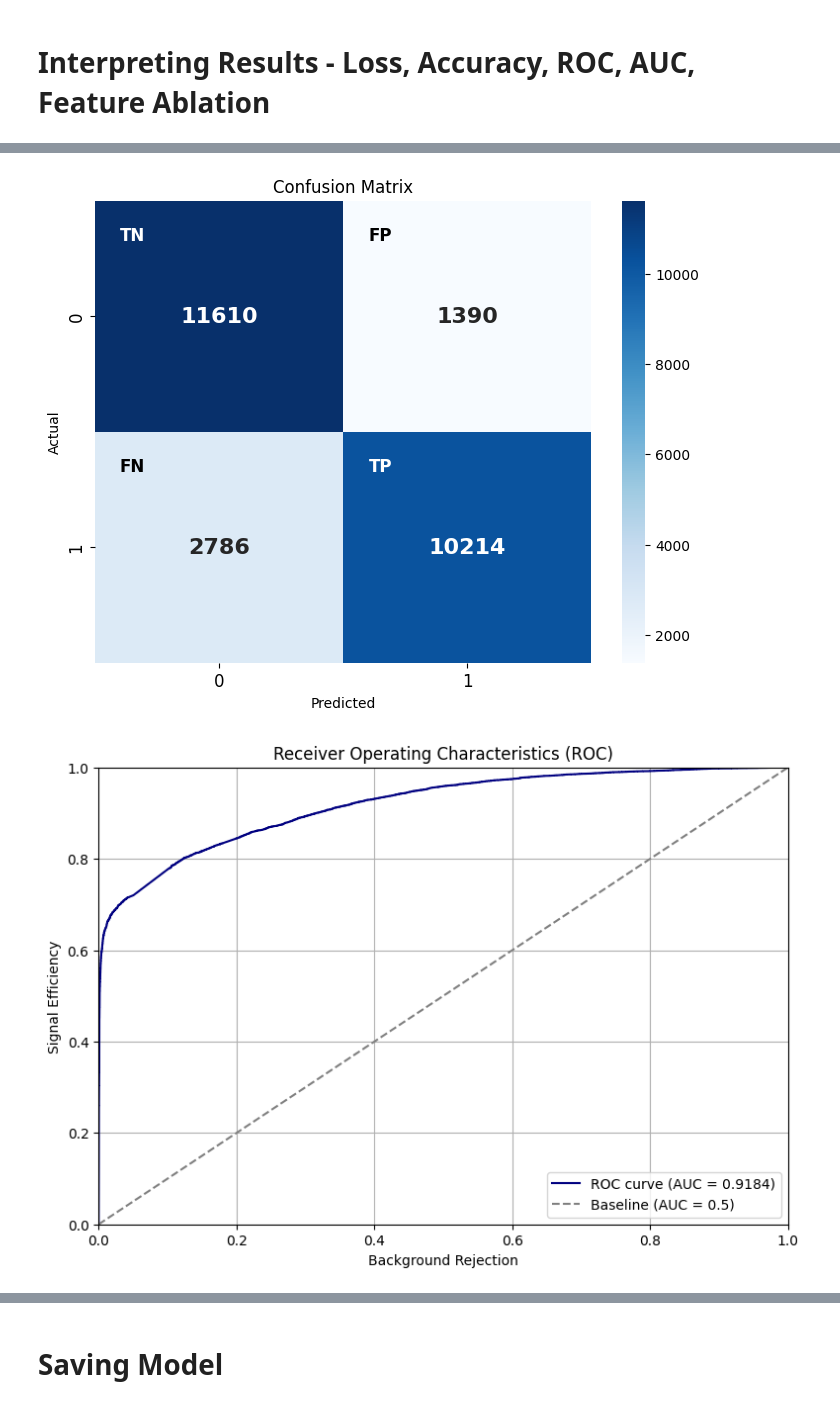
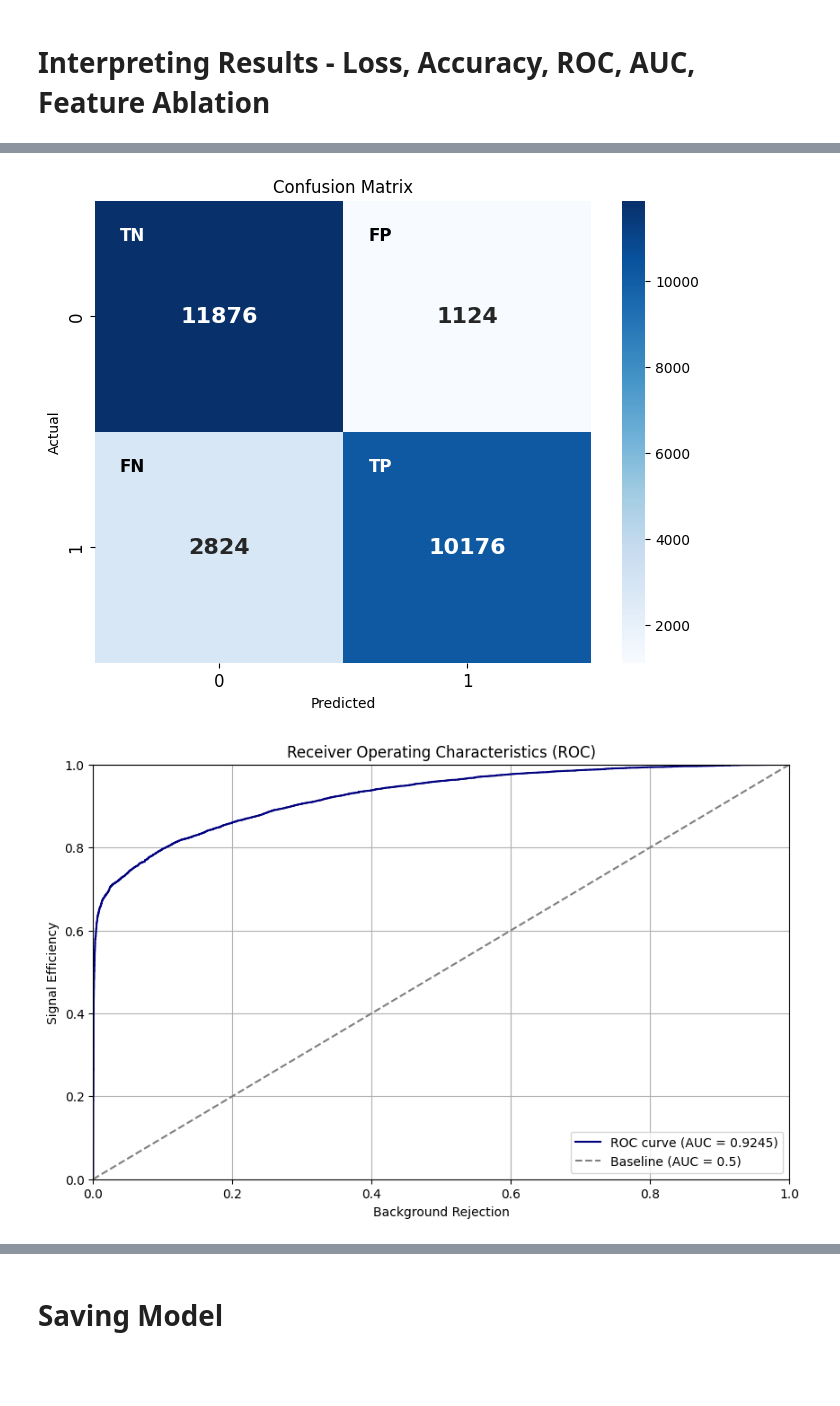
Before and after one commit to gpesticci/Jet-GNN, a Jupyter notebook: GNN.ipynb, the cells around one changed output, grey strips where cells are left out. Cells and saved outputs as stored; diff of their text form; code cells hidden in the pictures; blank space fills up the shorter version.

```diff
--- a/GNN.ipynb
+++ b/GNN.ipynb
@@ -58,7 +61,19 @@ combined_df = pd.concat([sig_df, bkg_df]).reset_index(drop=True)
 
 # Define daughter and jet-level features, including sv tagging
 daughter_cols = [col for col in sig_df.columns if "_Daughters" in col]
-svtag_cols = [col for col in sig_df.columns if "SVtag" in col]
+svtag_cols = ['Jet0_SVtag_fdrMin',
+ 'Jet0_SVtag_ptSvrJet',
+ 'Jet0_SVtag_nTrk',
+ 'Jet0_SVtag_nTrkJet',
+ 'Jet0_SVtag_drSvrJet',
+ 'Jet0_SVtag_absQSum',
+ 'Jet0_SVtag_m',
+ 'Jet0_SVtag_mCor',
+ 'Jet0_SVtag_fdChi2',
+ 'Jet0_SVtag_ipChi2Sum',
+ 'Jet0_SVtag_tau',
+ 'Jet0_SVtag_z',
+ 'Jet0_SVtag_pt']
 jet_cols = ['Jet0_Eta', 'Jet0_PT'] + svtag_cols
 feature_cols = daughter_cols + jet_cols
 # %% [markdown]
@@ -144,13 +158,15 @@ The model is defined with 128 hidden channels, using SAGEConv (sample and aggreg
 class GNN(torch.nn.Module):
     def __init__(self):
         super(GNN, self).__init__()
-        hidden_channels = 128
+        hidden_channels = 64
         self.conv1 = SAGEConv(len(feature_cols), hidden_channels)
         self.ln1 = LayerNorm(hidden_channels)
         self.conv2 = SAGEConv(hidden_channels, hidden_channels)
         self.ln2 = LayerNorm(hidden_channels)
         self.conv3 = SAGEConv(hidden_channels, hidden_channels)
         self.ln3 = LayerNorm(hidden_channels)
+        self.conv4 = SAGEConv(hidden_channels, hidden_channels)
+        self.ln4 = LayerNorm(hidden_channels)
         self.lin = Linear(hidden_channels, 1)
         self.dropout = Dropout(0.2)
 
@@ -168,6 +184,11 @@ class GNN(torch.nn.Module):
         x = self.conv3(x, edge_index)
         x = self.ln3(x)
         x = F.relu(x)
+        x = self.dropout(x)
+
+        x = self.conv4(x, edge_index)
+        x = self.ln4(x)
+        x = F.relu(x)
 
         x = global_add_pool(x, batch)
 
@@ -179,7 +329,7 @@ model = GNN()
 The model is trained on the graphs using the classifier defined above. During the training loop, the gradients are clipped to prevent exploding gradients and overfitting. Loss is calculated for the training data in this function using the AdamW optimizer. In the test function, the loss is calculated for just the validation data, and the accuracy is computed for both. Then, for every epoch, the loss and accuracy values are stored as lists, and the learning rate is decreased when the validation data loss plateaus. The loss and accuracy for the training and validation data are printed, then plotted for all epochs.
 # %%
 # Define optimizer and criterion
-optimizer = optim.AdamW(model.parameters(), lr=1e-2, weight_decay=1e-4)
+optimizer = optim.AdamW(model.parameters(), lr=1e-3, weight_decay=1e-4)
 criterion = nn.BCEWithLogitsLoss()
 scheduler = ReduceLROnPlateau(optimizer, mode='min', factor=0.5, patience=5)
 
@@ -231,6 +381,10 @@ test_loss_values = []
 train_acc_values = []
 test_acc_values = []
 
+best_loss = float('inf')
+best_model_weights = None
+patience = 10
+
 # Training loop
 for epoch in range(num_epochs):
 
@@ -244,7 +398,21 @@ for epoch in range(num_epochs):
     test_loss_values.append(test_loss)
     test_acc_values.append(test_acc)
 
+    if test_loss < best_loss:
+        best_loss = test_loss
+        torch.save(model.state_dict(), 'best_model.pth')
+        patience = 10
+    else:
+        patience -= 1
+        if patience == 0:
+            break
+
     scheduler.step(test_loss)
 
     print(f'Epoch: {epoch+1:03d}, Train Loss: {train_loss:.4f}, Test Loss: {test_loss:.4f}, Train Acc: {train_acc:.4f}, Test Acc: {test_acc:.4f}')
+
+# Load best model for final evaluation
+model.load_state_dict(torch.load('best_model.pth'))
+final_test_loss, final_test_acc = test(test_loader)
+print(f'Final Test Loss: {final_test_loss:.4f}, Final Test Acc: {final_test_acc:.4f}')
 # %% [output]
@@ -391,23 +523,23 @@ ax.text(1.15, 1.15, 'TP', ha='center', va='center', fontweight='bold', fontsize=
 
 plt.show()
 # %% [output]
-[figure, old version]
+[figure, new version]
 # %%
 # Plot ROC Curve and show AUC
-plt.figure(figsize=(9, 6))
+plt.figure(figsize=(10, 6))
 plt.plot(fpr, tpr, color='navy', label=f'ROC curve (AUC = {auc:.4f})')
 plt.plot([0, 1], [0, 1], color='grey', linestyle='--', label='Baseline (AUC = 0.5)')
 plt.xlim([0.0, 1.0])
 plt.ylim([0.0, 1.0])
 plt.style.use('default')
 plt.ylabel('Signal Efficiency')
 plt.xlabel('Background Rejection')
 plt.title('Receiver Operating Characteristics (ROC)')
 plt.legend(loc='lower right')
 plt.grid(True)
 plt.show()
 # %% [output]
-[figure, old version]
+[figure, new version]
 # %%
 # Prepare model
 model.eval()
```
Also changed, not shown: parts of 24 cells of this notebook, 1 other file.
